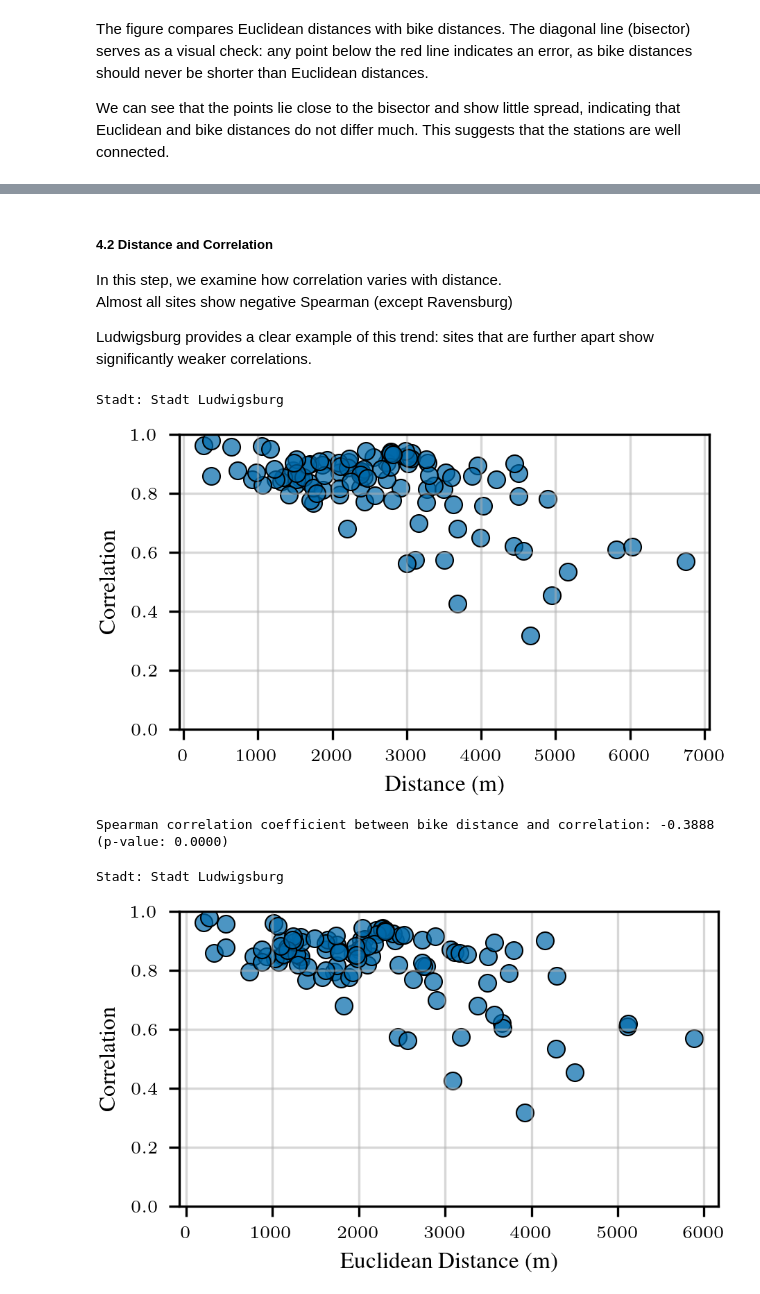
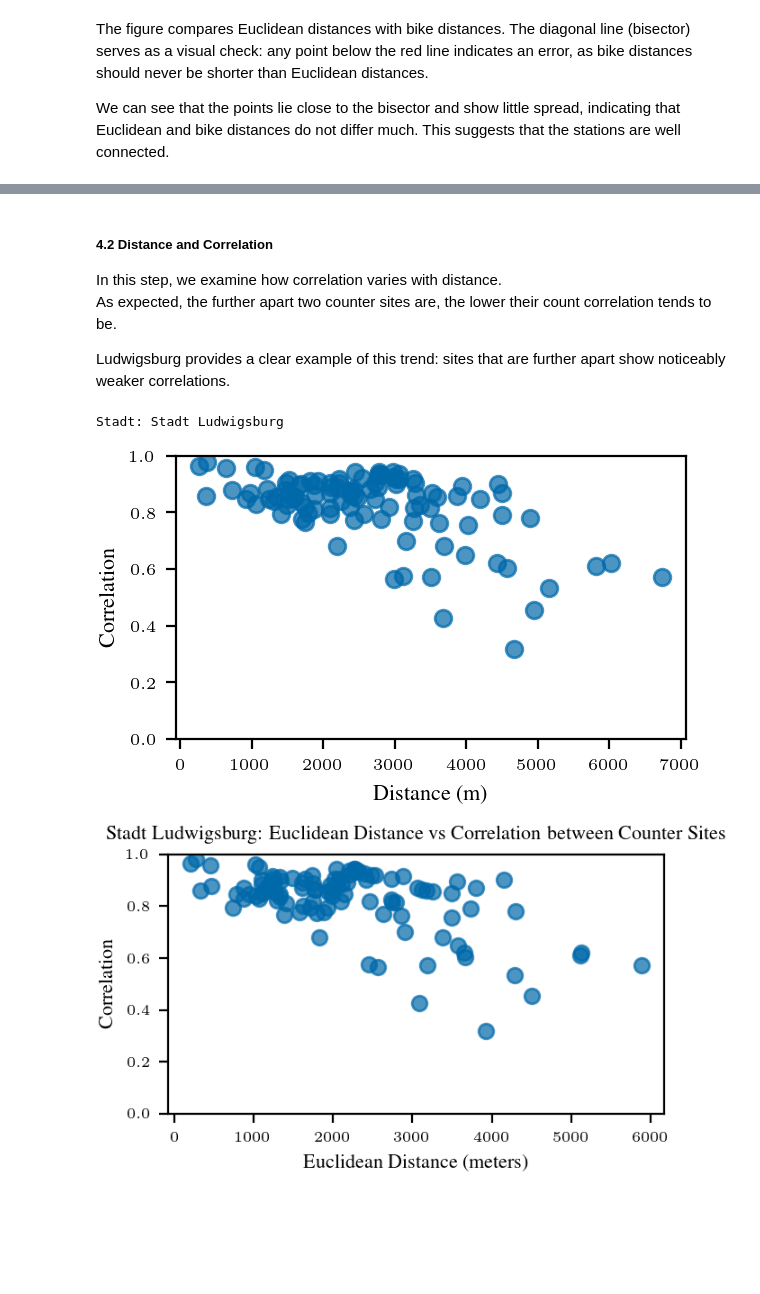
Before and after one commit to cleesee/fahrradzaehler, a Jupyter notebook: notebooks/distcorr_updated.ipynb, the cells around one changed output, grey strips where cells are left out. Drawn from its saved outputs; the diff is of its cells as text; code cells hidden in the pictures; blank space fills up the shorter version.

```diff
--- a/notebooks/distcorr_updated.ipynb
+++ b/notebooks/distcorr_updated.ipynb
@@ -131,7 +129,6 @@ In this step, we compute the realistic cycling distance between counter sites us
 **Output:**
 A symmetric **bike distance matrix** where each element $(i,j)$ represents the shortest cycling distance between counter $i$ and counter $j$.
 # %%
-from haversine import haversine, Unit
 # 1.1 create graph from OSM streetmaps
 # compute mean of lats and lons for center point
 sites1 = list(domain_coords.keys())
@@ -142,19 +139,8 @@ cp_lon = np.mean(lons)
 # set mean as center point
 center_point = (cp_lat, cp_lon)
 
-# max euclidean distance between counter sites (for setting radius)
-max_euc_dist = 0
-for i in domain_coords:
-    for j in domain_coords:
-        lat1, lon1 = domain_coords[i]
-        lat2, lon2 = domain_coords[j]
-        d = haversine((lat1, lon1), (lat2, lon2), unit=Unit.METERS)
-        if d > max_euc_dist:
-            max_euc_dist = d
-print("Max euclidean distance between counter sites:", max_euc_dist, "m")
-
 # access streetmaps graph with bike lanes, with mean cp and x km radius (adjust if needed)
-G = ox.graph_from_point(center_point, dist=(max_euc_dist / 2) + 1200, network_type='bike')
+G = ox.graph_from_point(center_point, dist=3200, network_type='bike')
 largest_scc = max(nx.strongly_connected_components(G), key=len)
 G_scc = G.subgraph(largest_scc).copy()
 
@@ -478,9 +429,9 @@ with plt.rc_context(get_style(rel_width=1, font_adjustment=0, display_dpi=300)):
 ##### 4.2 Distance and Correlation
 
 In this step, we examine how correlation varies with distance.
-Almost all sites show negative Spearman (except Ravensburg)
+As expected, the further apart two counter sites are, the lower their count correlation tends to be.
 
-Ludwigsburg provides a clear example of this trend: sites that are further apart show significantly weaker correlations.
+Ludwigsburg provides a clear example of this trend: sites that are further apart show noticeably weaker correlations.
 # %%
 # 4.2.1 bike distance vs correlation plot
 correlations = []
@@ -497,58 +448,45 @@ for i in range(len(sites1)):
 filename = f"bike_distance_vs_correlation_{title_domain.replace(' ', '_').lower()}.pdf"
 filepath = distcorr_plot_dir / filename
 
-with plt.rc_context(get_style(rel_width =1, font_adjustment=0, display_dpi=300)):
-    fig, ax = plt.subplots()
+with plt.rc_context(get_style(display_dpi=200)):
+    fig, ax = plt.subplots()  # Create figure first to use get_style() size
     print("Stadt:",title_domain)
-    ax.scatter(distance_values, correlations, edgecolors='black', linewidths=0.5)
+    ax.scatter(distance_values, correlations)
     ax.set_xlabel("Distance (m)")
     ax.set_ylabel("Correlation")
     ax.set_ylim(0, 1)
+    #ax.grid(True)
+    #ax.set_title(f"{title_domain}: Distance vs. Correlation between Counter Sites")
     plt.tight_layout()
-    plt.grid(True, alpha=0.5)
     plt.savefig(filepath, dpi=300, bbox_inches="tight")
     plt.show()
 # %% [output]
 Stadt: Stadt Ludwigsburg
-[figure, old version]
+[figure, new version]
-# %%
-# spearman correlation between bike distance and correlation
-from scipy.stats import spearmanr
-corr_coef, p_value = spearmanr(distance_values, correlations)
-print(f"Spearman correlation coefficient between bike distance and correlation: {corr_coef:.4f} (p-value: {p_value:.4f})")
-# %% [output]
-Spearman correlation coefficient between bike distance and correlation: -0.3888 (p-value: 0.0000)
 # %%
-# 4.2.2 euclidean distance vs correlation plot
+# 4.2.1 euclidean distance vs correlation plot
 correlations = []
 distance_values = []
 for i in range(len(sites1)):
     for j in range(i + 1, len(sites1)):
         site1 = sites1[i]
         site2 = sites1[j]
         distance = dist_matrix_euclid.loc[site1, site2]
         correlation = corr_matrix1.loc[site1, site2]
         distance_values.append(distance)
         correlations.append(correlation)
 
-
-filename = f"euclidean_distance_vs_correlation_{title_domain.replace(' ', '_').lower()}.pdf"
-filepath = distcorr_plot_dir / filename
-
-with plt.rc_context(get_style(rel_width =1, font_adjustment=0, display_dpi=300)):
-    fig, ax = plt.subplots()
-    print("Stadt:",title_domain)
-    ax.scatter(distance_values, correlations, edgecolors='black', linewidths=0.5)
-    ax.set_xlabel("Euclidean Distance (m)")
-    ax.set_ylabel("Correlation")
-    ax.set_ylim(0, 1)
-    plt.tight_layout()
-    plt.grid(True, alpha=0.5)
-    plt.savefig(filepath, dpi=300, bbox_inches="tight")
+with plt.rc_context(get_style(rel_width=1,display_dpi=200)):
+    plt.scatter(distance_values, correlations)
+    plt.xlabel("Euclidean Distance (meters)")
+    # set y limit to 0 and 1
+    plt.ylim(0, 1)
+    plt.ylabel("Correlation")
+    safe_title = title_domain.replace("&", r"\&")
+    plt.title(f"{safe_title}: Euclidean Distance vs Correlation between Counter Sites")
     plt.show()
 # %% [output]
-Stadt: Stadt Ludwigsburg
-[figure, old version]
+[figure, new version]
 # %%
 from tabulate import tabulate
 
```
Also changed, not shown: parts of 6 cells of this notebook.
